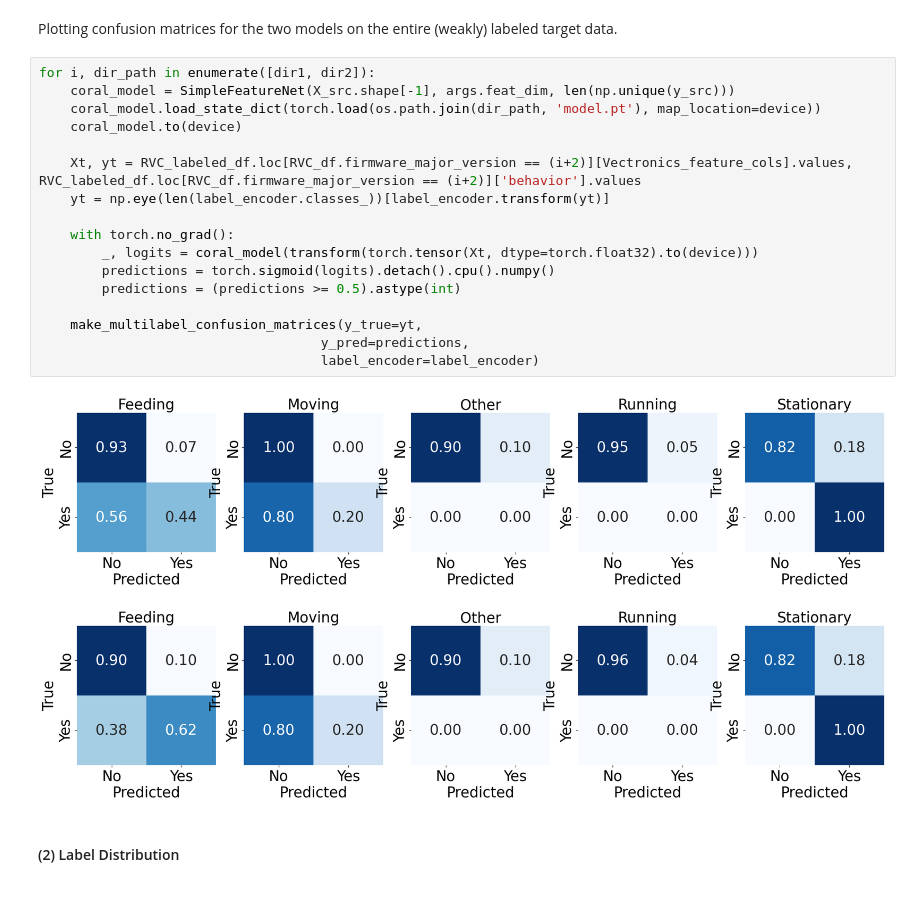
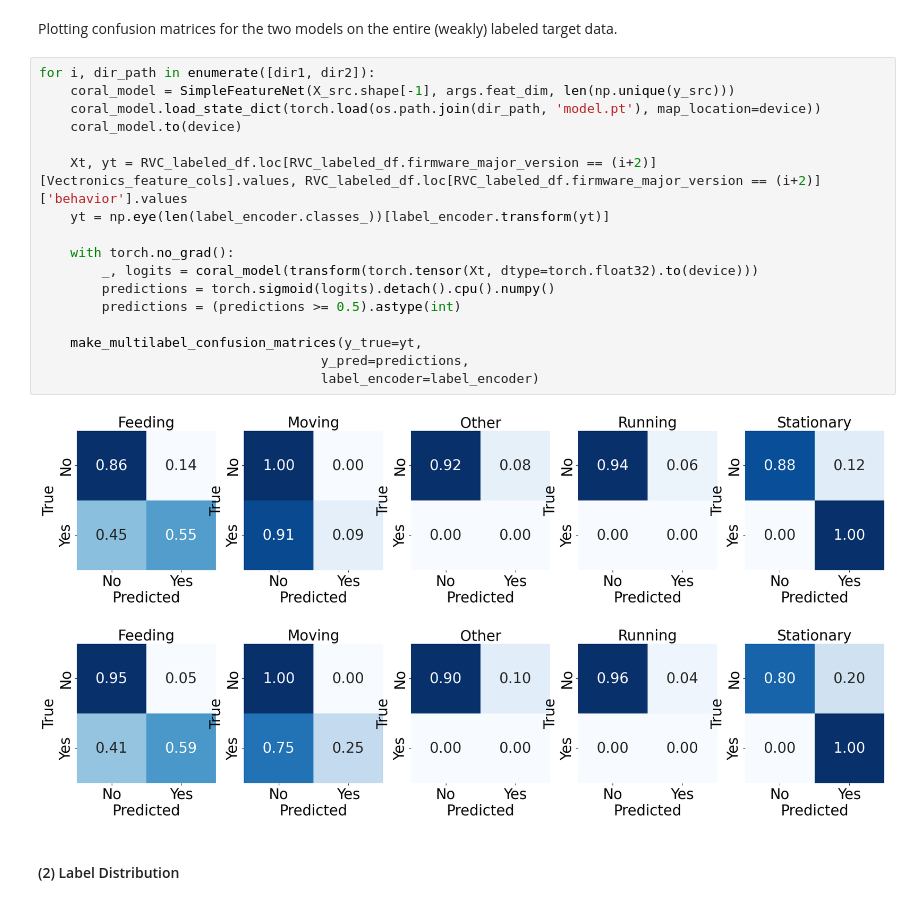
Before and after one commit to medhaaga/BotswanaML, a Jupyter notebook: notebooks/CORAL_model.ipynb, the cells around one changed output. Drawn from its saved outputs; the diff is of its cells as text.

```diff
--- a/notebooks/CORAL_model.ipynb
+++ b/notebooks/CORAL_model.ipynb
@@ -616,22 +616,22 @@ Plotting confusion matrices for the two models on the entire (weakly) labeled ta
 # %%
 for i, dir_path in enumerate([dir1, dir2]):
     coral_model = SimpleFeatureNet(X_src.shape[-1], args.feat_dim, len(np.unique(y_src)))
     coral_model.load_state_dict(torch.load(os.path.join(dir_path, 'model.pt'), map_location=device))
     coral_model.to(device)
 
-    Xt, yt = RVC_labeled_df.loc[RVC_df.firmware_major_version == (i+2)][Vectronics_feature_cols].values, RVC_labeled_df.loc[RVC_df.firmware_major_version == (i+2)]['behavior'].values
+    Xt, yt = RVC_labeled_df.loc[RVC_labeled_df.firmware_major_version == (i+2)][Vectronics_feature_cols].values, RVC_labeled_df.loc[RVC_labeled_df.firmware_major_version == (i+2)]['behavior'].values
     yt = np.eye(len(label_encoder.classes_))[label_encoder.transform(yt)]
 
     with torch.no_grad():
         _, logits = coral_model(transform(torch.tensor(Xt, dtype=torch.float32).to(device)))
         predictions = torch.sigmoid(logits).detach().cpu().numpy()
         predictions = (predictions >= 0.5).astype(int)
 
     make_multilabel_confusion_matrices(y_true=yt,
                                     y_pred=predictions,
                                     label_encoder=label_encoder)
 # %% [output]
-[figure, old version]
+[figure, new version]
 [figure]
 # %% [markdown]
 #### (2) Label Distribution
```
Also changed, not shown: parts of 1 cell of this notebook, 1 other file.
